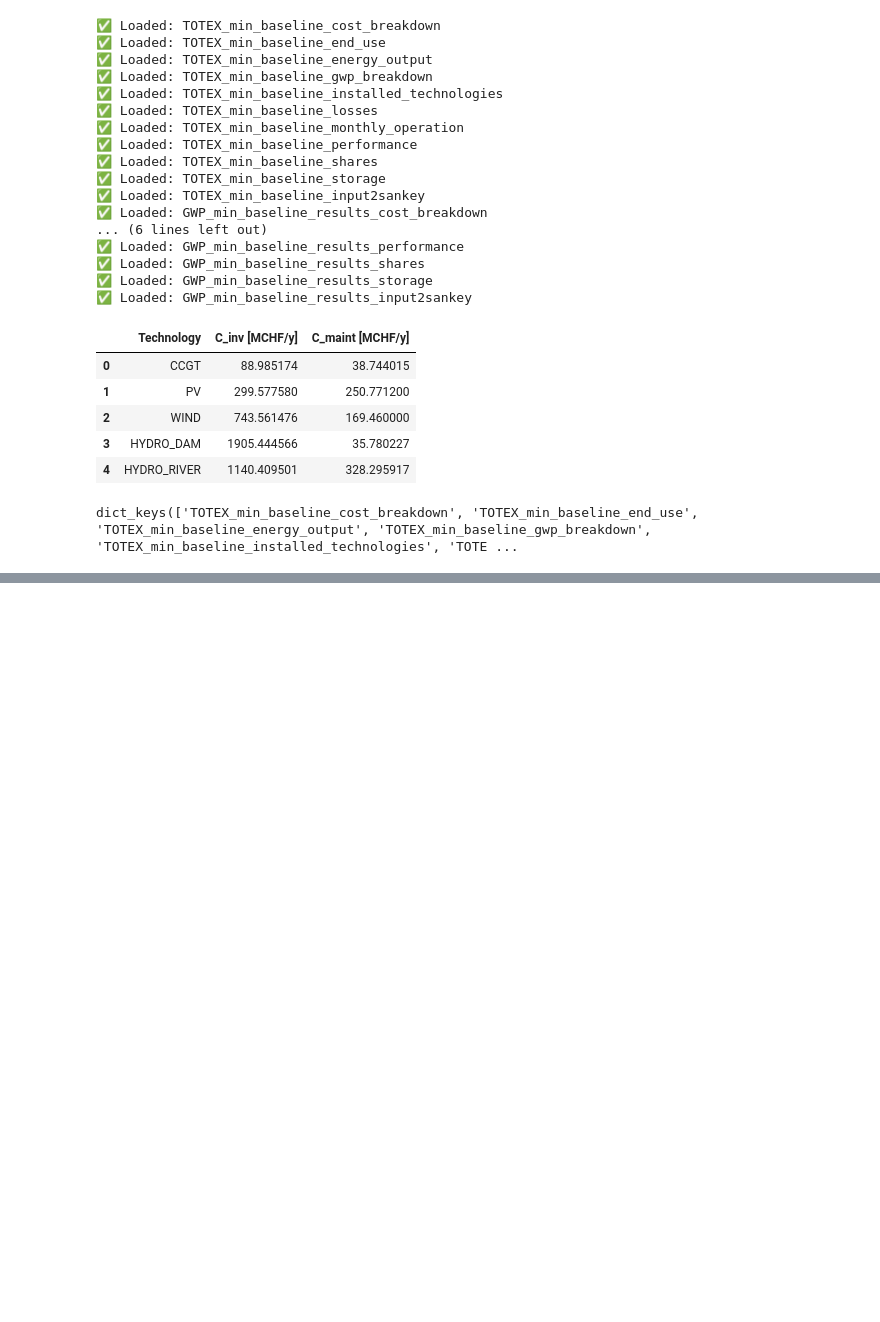
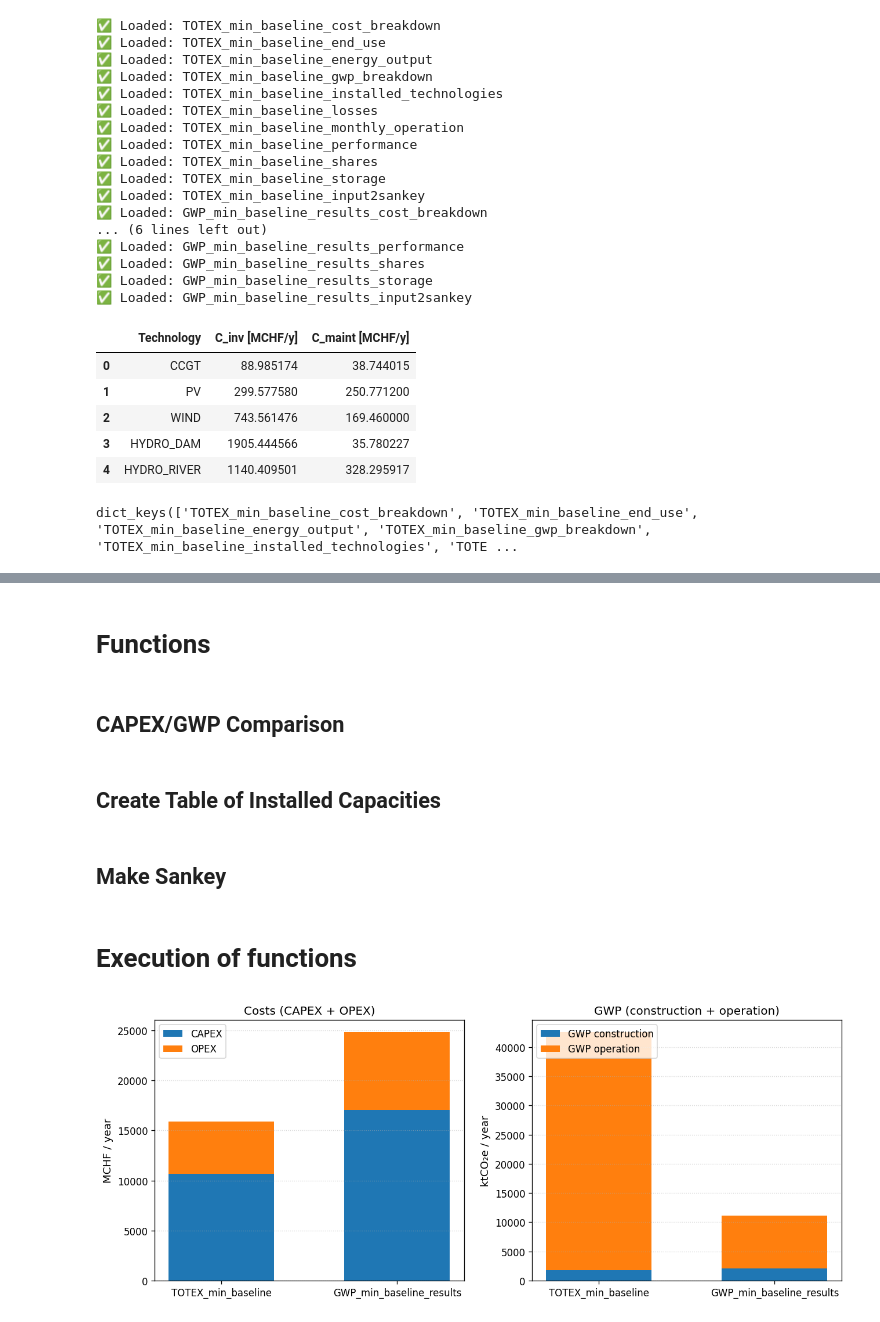
Before and after one commit to DieckmannDaniel/Git_energy_model, a Jupyter notebook: Code/visualization.ipynb, the cells around one changed output, grey strips where cells are left out. Drawn from its saved outputs; the diff is of its cells as text; code cells hidden in the pictures; blank space fills up the shorter version.

```diff
--- a/Code/visualization.ipynb
+++ b/Code/visualization.ipynb
@@ -501,0 +205,4 @@ if plot_count == 0:
+# %% [markdown]
+# Functions
+# %% [markdown]
+## CAPEX/GWP Comparison
@@ -501,0 +329,2 @@ if plot_count == 0:
+# %% [markdown]
+## Create Table of Installed Capacities
@@ -501,0 +422,2 @@ if plot_count == 0:
+# %% [markdown]
+## Make Sankey
@@ -501,0 +547,14 @@ if plot_count == 0:
+# %% [markdown]
+# Execution of functions
+# %%
+# --- example usage ---
+fig, (ax_cost, ax_gwp), summary = compare_performance(
+     all_data,
+     models=[
+        "TOTEX_min_baseline_performance",
+        "GWP_min_baseline_results_performance",
+                  ],
+ )
+display(summary)
+# %% [output]
+[figure, added]
```
Also changed, not shown: parts of 10 cells of this notebook.
